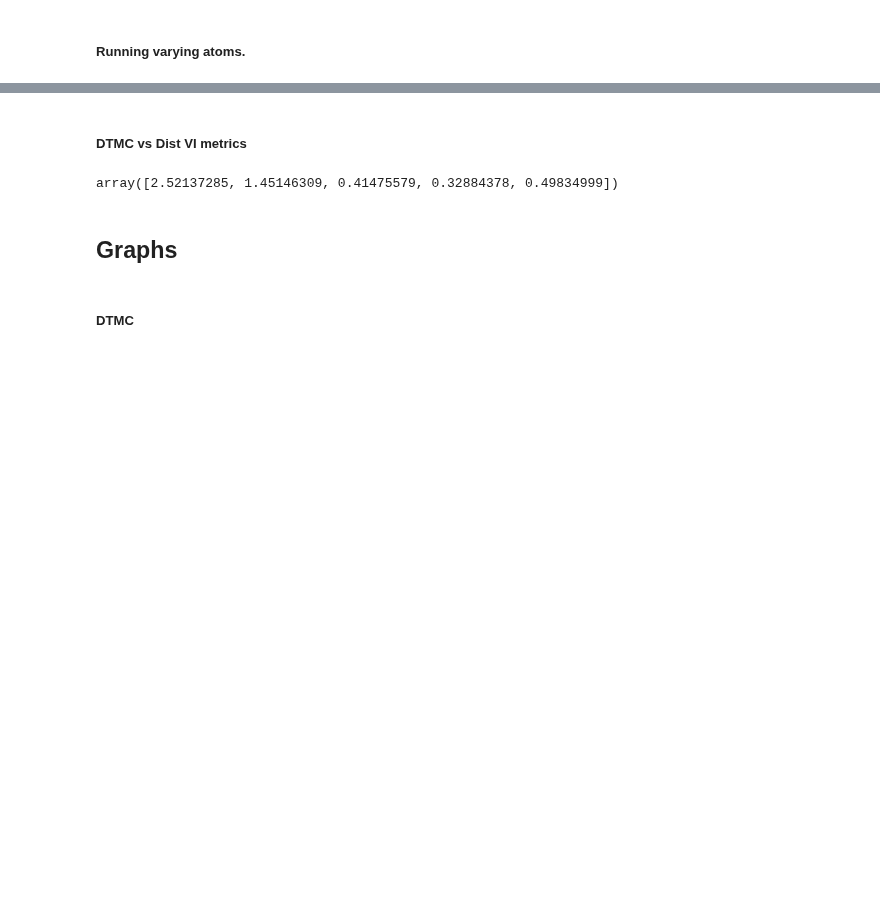
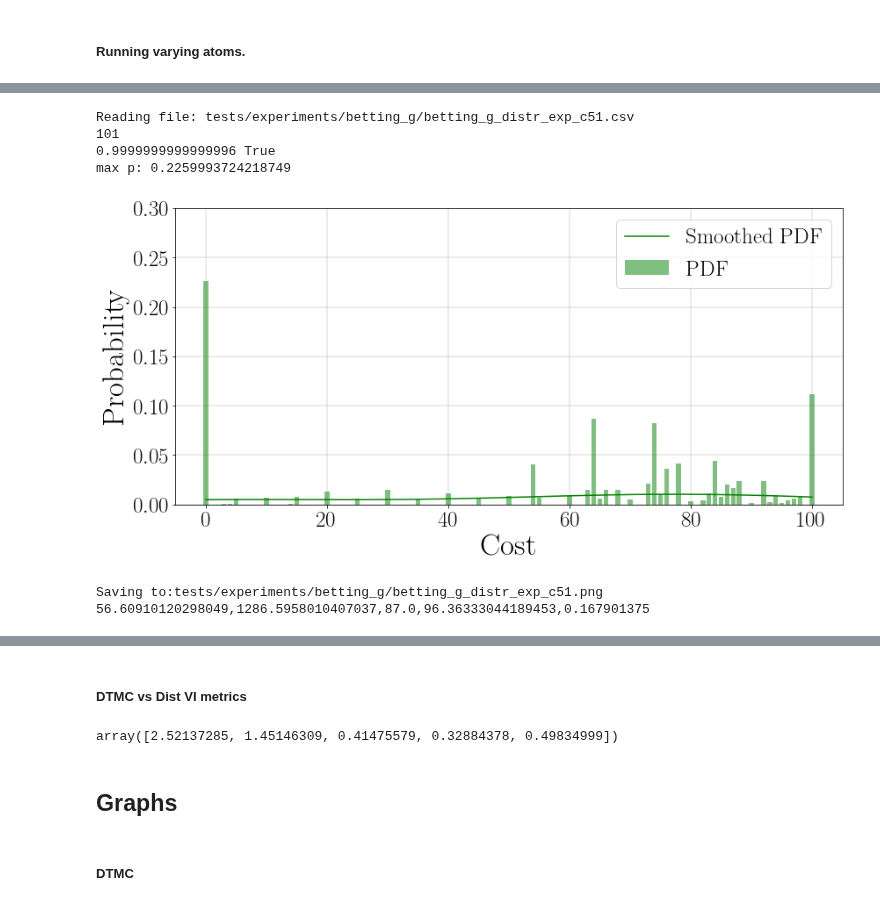
Before and after one commit to yannikschnitzer/prism, a Jupyter notebook: prism/distr.ipynb, the cells around one changed output, grey strips where cells are left out. Saved outputs shown, nothing was run; the diff lists cells and outputs as text; code cells hidden in the pictures; blank space fills up the shorter version.

```diff
--- a/prism/distr.ipynb
+++ b/prism/distr.ipynb
@@ -142,5 +159,13 @@ array([[2.63340230e+01, 4.95844596e+02, 2.40000000e+01, 5.09498373e+01,
 # %%
 for idx, apd in enumerate(apdx):
-    _,_, metrics_e[idx] =exp_compute(idx, apd, show_graph=False, debug=False)
+    _,_, metrics_e[idx] =exp_compute(idx, apd, show_graph=True, debug=True)
+# %% [output]
+Reading file: tests/experiments/betting_g/betting_g_distr_exp_c51.csv
+101
+0.9999999999999996 True
+max p: 0.2259993724218749
+[figure, added]
+Saving to:tests/experiments/betting_g/betting_g_distr_exp_c51.png
+56.60910120298049,1286.5958010407037,87.0,96.36333044189453,0.167901375
 # %%
 for idx, apd in enumerate(apdx):
```
Also changed, not shown: parts of 11 cells of this notebook, 5 other files.
